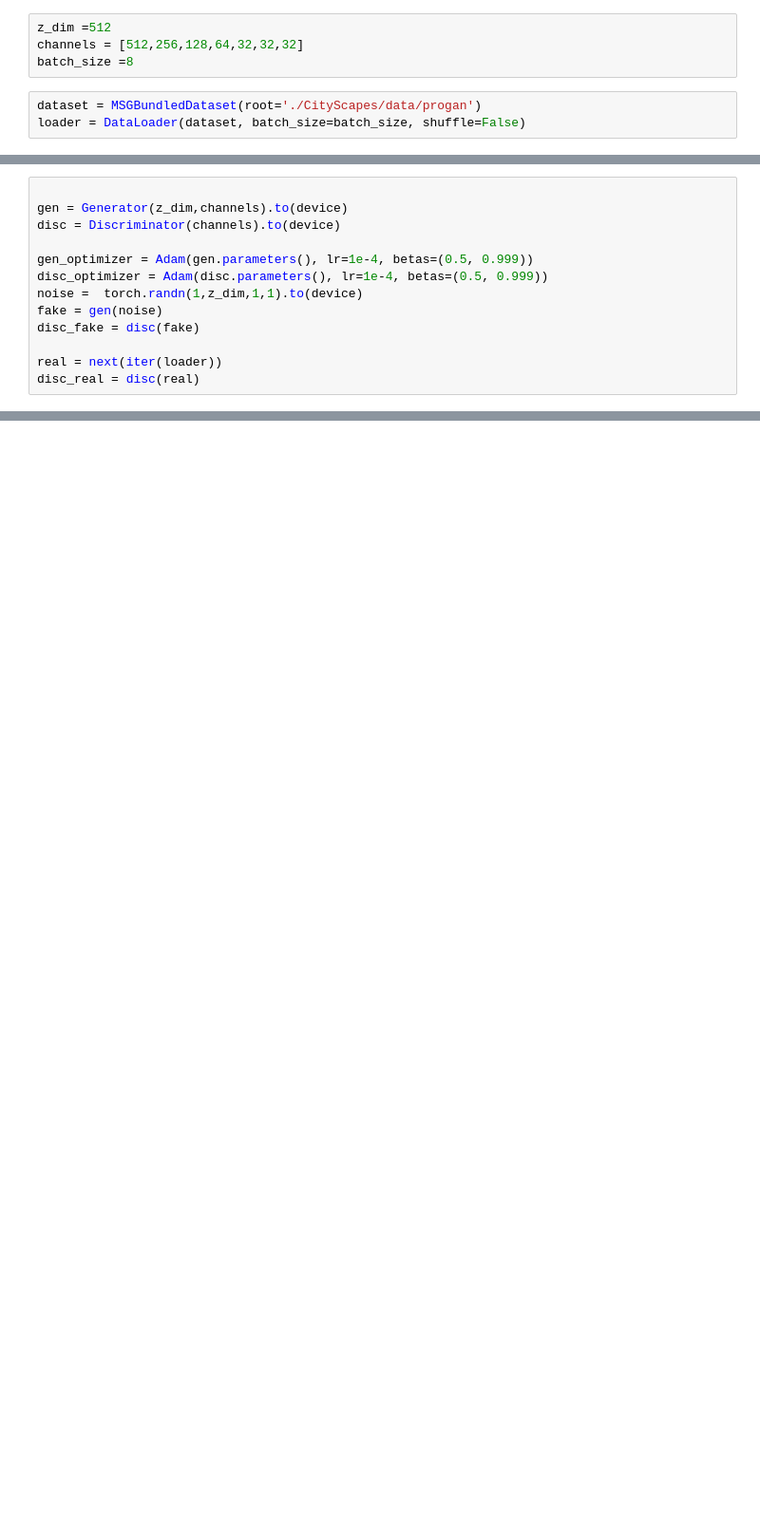
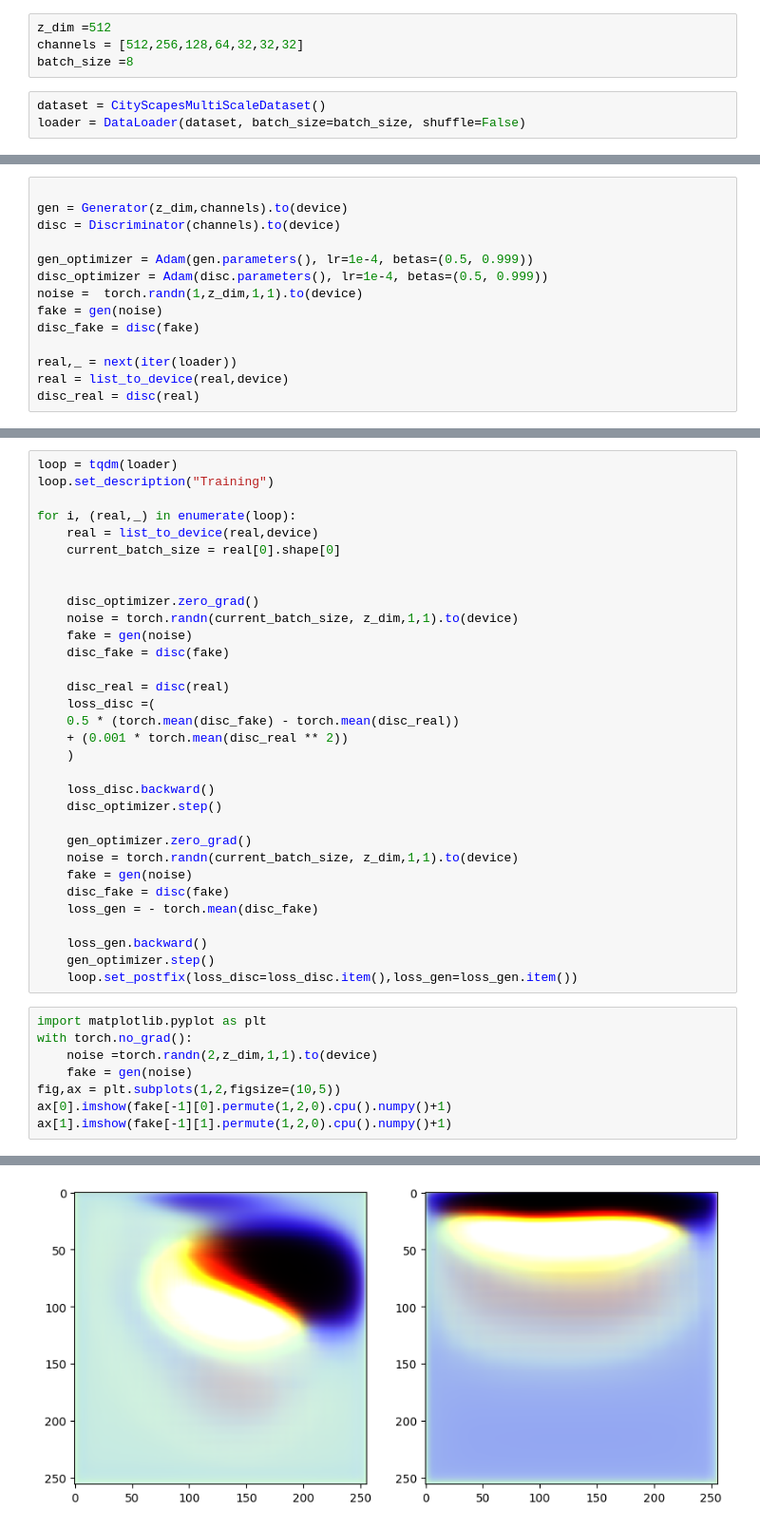
Before and after one commit to Ilias-Paralikas/Unsupervised-Learning, a Jupyter notebook: test.ipynb, the cells around one changed output, grey strips where cells are left out. Shown at 95% size. Saved outputs shown, nothing was run; the diff lists cells and outputs as text; blank space fills up the shorter version.

```diff
--- a/test.ipynb
+++ b/test.ipynb
@@ -195,5 +17,5 @@ z_dim =512
 channels = [512,256,128,64,32,32,32]
 batch_size =8
 # %%
-dataset = MSGBundledDataset(root='./CityScapes/data/progan')
+dataset = CityScapesMultiScaleDataset()
 loader = DataLoader(dataset, batch_size=batch_size, shuffle=False)
@@ -208,5 +32,6 @@ noise =  torch.randn(1,z_dim,1,1).to(device)
 fake = gen(noise)
 disc_fake = disc(fake)
 
-real = next(iter(loader))
+real,_ = next(iter(loader))
+real = list_to_device(real,device)
 disc_real = disc(real)
@@ -214,0 +38,41 @@ KeyError: -1
+# %%
+loop = tqdm(loader)
+loop.set_description("Training")
+
+for i, (real,_) in enumerate(loop):
+    real = list_to_device(real,device)
+    current_batch_size = real[0].shape[0]
+
+
+    disc_optimizer.zero_grad()
+    noise = torch.randn(current_batch_size, z_dim,1,1).to(device)
+    fake = gen(noise)
+    disc_fake = disc(fake)
+
+    disc_real = disc(real)
+    loss_disc =(
+    0.5 * (torch.mean(disc_fake) - torch.mean(disc_real))
+    + (0.001 * torch.mean(disc_real ** 2))
+    )
+
+    loss_disc.backward()
+    disc_optimizer.step()
+
+    gen_optimizer.zero_grad()
+    noise = torch.randn(current_batch_size, z_dim,1,1).to(device)
+    fake = gen(noise)
+    disc_fake = disc(fake)
+    loss_gen = - torch.mean(disc_fake)
+
+    loss_gen.backward()
+    gen_optimizer.step()
+    loop.set_postfix(loss_disc=loss_disc.item(),loss_gen=loss_gen.item())
+# %%
+import matplotlib.pyplot as plt
+with torch.no_grad():
+    noise =torch.randn(2,z_dim,1,1).to(device)
+    fake = gen(noise)
+fig,ax = plt.subplots(1,2,figsize=(10,5))
+ax[0].imshow(fake[-1][0].permute(1,2,0).cpu().numpy()+1)
+ax[1].imshow(fake[-1][1].permute(1,2,0).cpu().numpy()+1)
+# %% [output]
@@ -214,0 +82 @@ KeyError: -1
+[figure, added]
```
Also changed, not shown: parts of 7 cells of this notebook, 44 other files.
